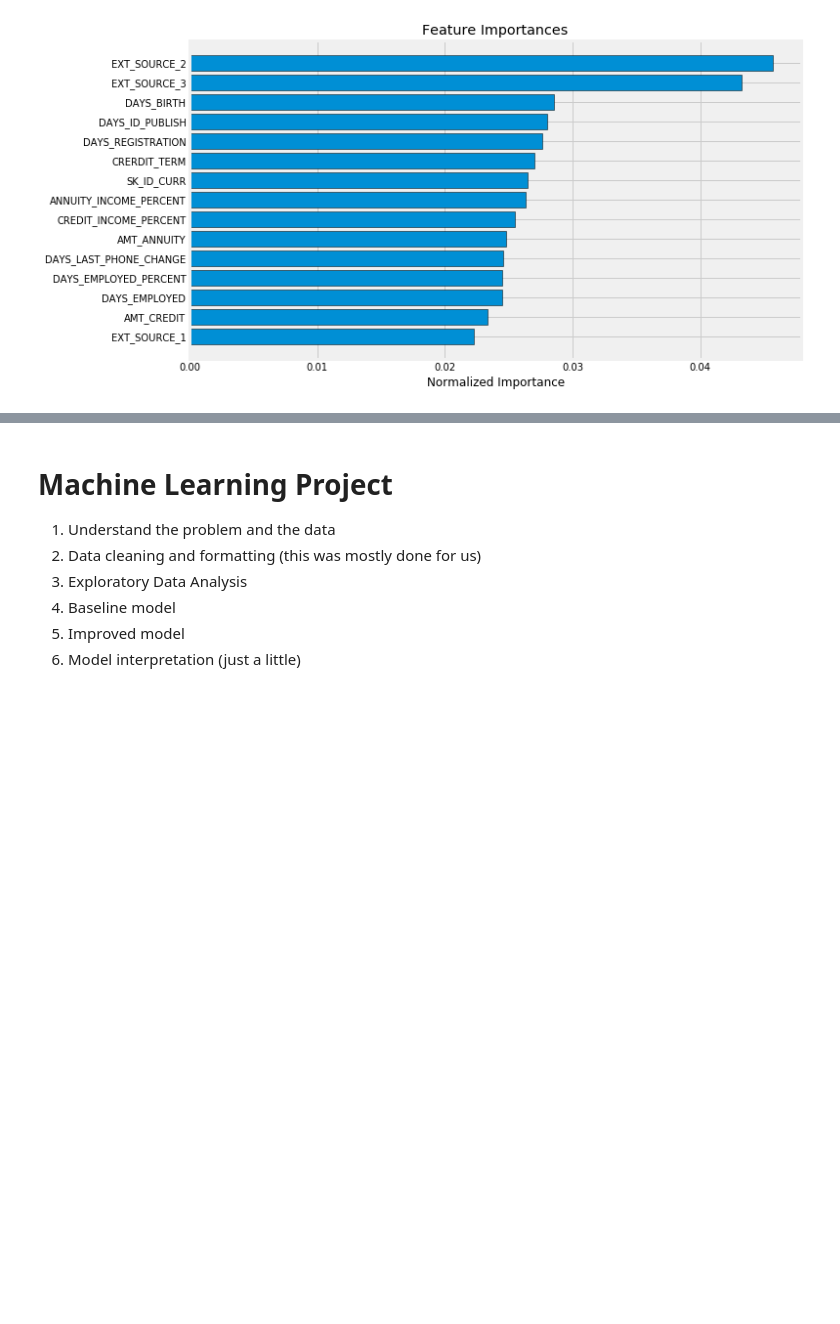
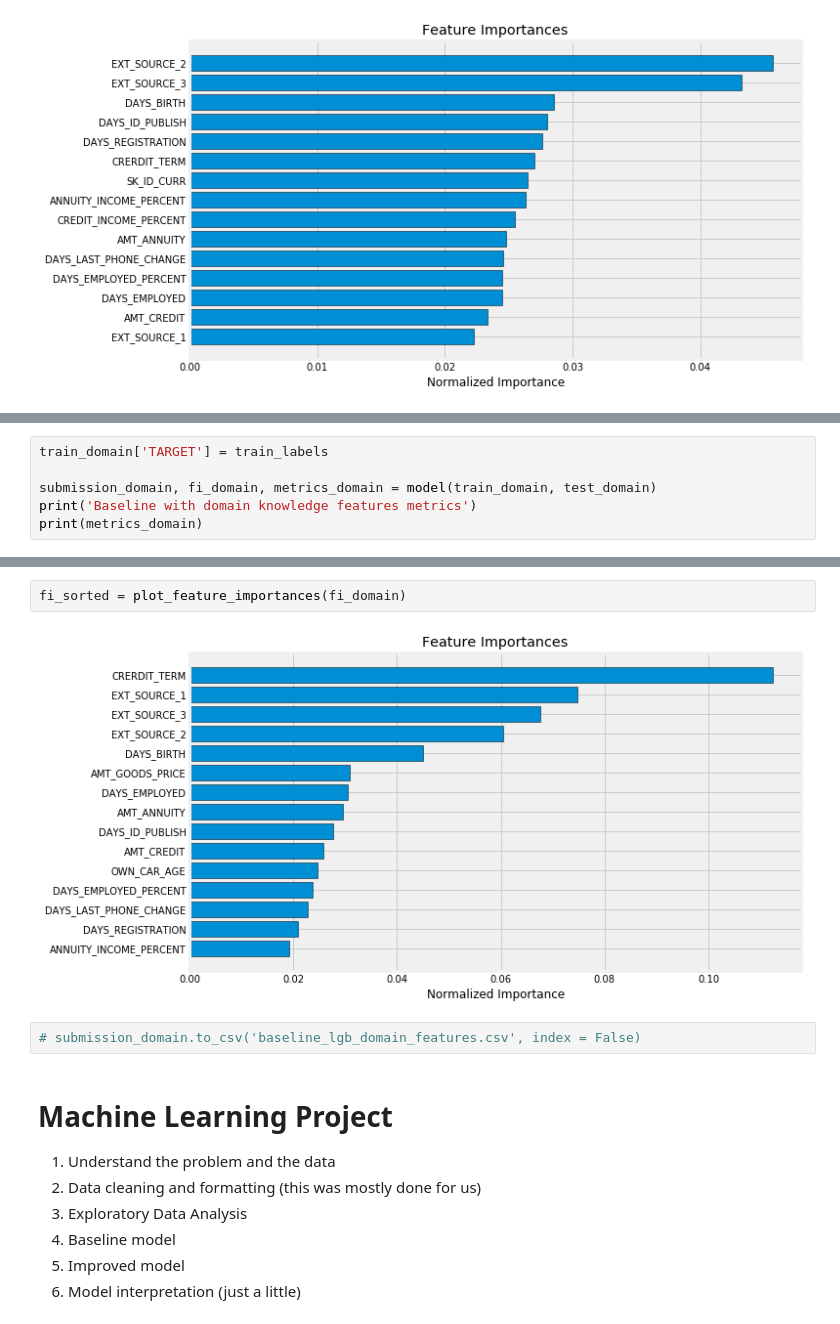
Before and after one commit to takkmj/hello_world, a Jupyter notebook: kaggle_home_credit/home_credit_practice.ipynb, the cells around one changed output, grey strips where cells are left out. Drawn from its saved outputs; the diff is of its cells as text; blank space fills up the shorter version.

```diff
--- a/kaggle_home_credit/home_credit_practice.ipynb
+++ b/kaggle_home_credit/home_credit_practice.ipynb
@@ -840,0 +994,6 @@ feature_importances_domain_sorted = plot_feature_importances(feature_importance_
+# %%
+train_domain['TARGET'] = train_labels
+
+submission_domain, fi_domain, metrics_domain = model(train_domain, test_domain)
+print('Baseline with domain knowledge features metrics')
+print(metrics_domain)
@@ -841,3 +1018,9 @@ feature_importances_domain_sorted = plot_feature_importances(feature_importance_
+# %%
+fi_sorted = plot_feature_importances(fi_domain)
+# %% [output]
+[figure, added]
+# %%
+# submission_domain.to_csv('baseline_lgb_domain_features.csv', index = False)
 # %% [markdown]
 # Machine Learning Project
 
```
Also changed, not shown: parts of 5 cells of this notebook.
